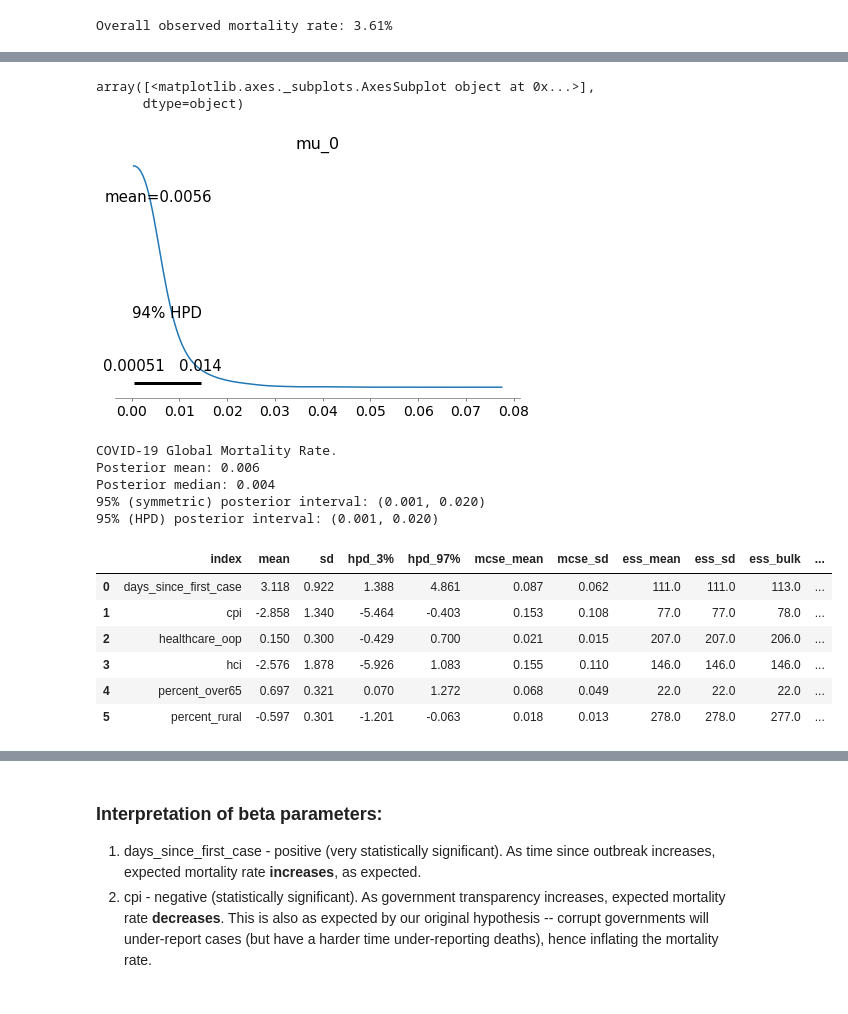
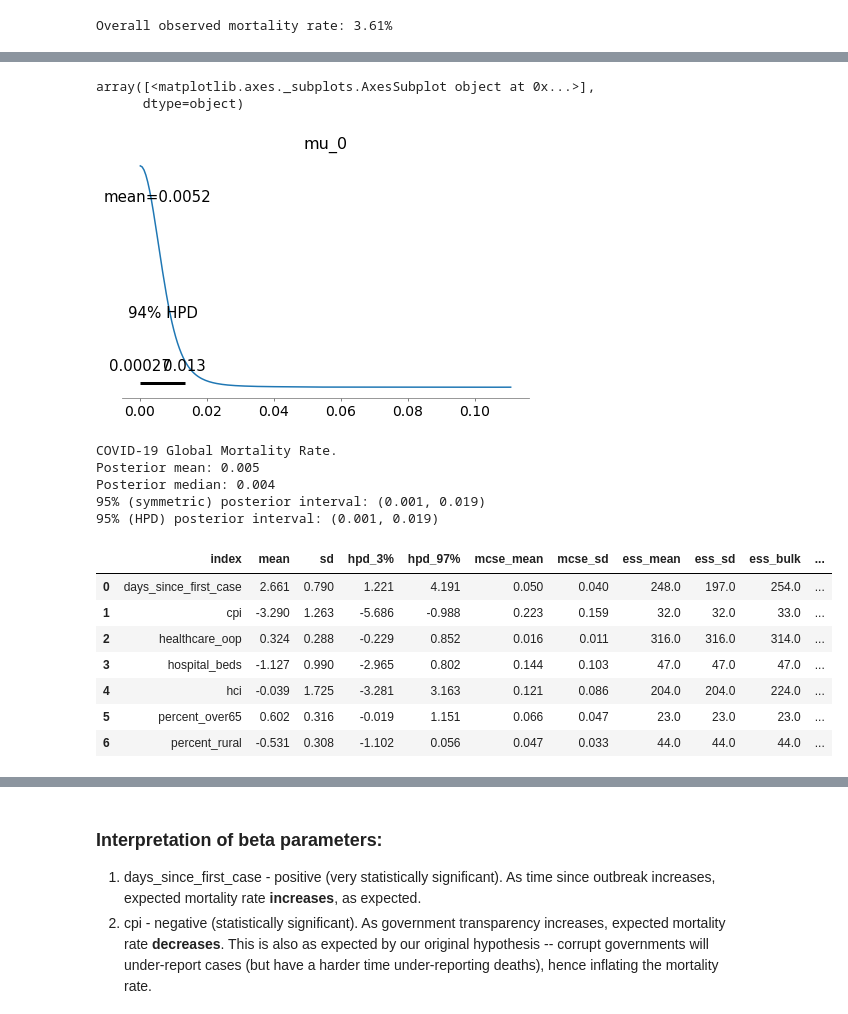
Before and after one commit to jwrichar/COVID19-mortality, a Jupyter notebook: COVID-19 Mortality Rate.ipynb, the cells around one changed output, grey strips where cells are left out. Cells and saved outputs as stored; diff of their text form; code cells hidden in the pictures.

```diff
--- a/COVID-19 Mortality Rate.ipynb
+++ b/COVID-19 Mortality Rate.ipynb
@@ -77,7 +77,7 @@ mod = model.initialize_model(df)
 # %%
 # Run MCMC sampler
 with mod:
-    trace = pm.sample(5000, tune=10000, chains=2)
+    trace = pm.sample(3000, tune=5000, chains=3)
 # %% [output]
 Auto-assigning NUTS sampler...
 Initializing NUTS using jitter+adapt_diag...
@@ -113,7 +116,7 @@ pm.plot_posterior(trace, var_names=['mu_0'])
 # %% [output]
 array([<matplotlib.axes._subplots.AxesSubplot object at 0x...>],
       dtype=object)
-[figure, old version]
+[figure, new version]
 # %%
 n_samp = len(trace['mu_0'])
 print("COVID-19 Global Mortality Rate.")
@@ -125,24 +128,25 @@ print("95%% (symmetric) posterior interval: (%0.3f, %0.3f)" % (lower, upper))
 print("95%% (HPD) posterior interval: (%0.3f, %0.3f)" % (lower, upper))
 # %% [output]
 COVID-19 Global Mortality Rate.
-Posterior mean: 0.006
+Posterior mean: 0.005
 Posterior median: 0.004
-95% (symmetric) posterior interval: (0.001, 0.020)
-95% (HPD) posterior interval: (0.001, 0.020)
+95% (symmetric) posterior interval: (0.001, 0.019)
+95% (HPD) posterior interval: (0.001, 0.019)
 # %%
 # Posterior summary for the beta parameters:
-beta_summary = pm.summary(trace).head(6)
-beta_summary.index = ['days_since_first_case', 'cpi', 'healthcare_oop', 'hci', 'percent_over65', 'percent_rural']
+beta_summary = pm.summary(trace).head(7)
+beta_summary.index = ['days_since_first_case', 'cpi', 'healthcare_oop', 'hospital_beds', 'hci', 'percent_over65', 'percent_rural']
 beta_summary.reset_index(drop=False, inplace=True)
 beta_summary
 # %% [output]
 |  | index | mean | sd | hpd_3% | hpd_97% | mcse_mean | mcse_sd | ess_mean | ess_sd | ess_bulk | ... |
-| 0 | days_since_first_case | 3.118 | 0.922 | 1.388 | 4.861 | 0.087 | 0.062 | 111.0 | 111.0 | 113.0 | ... |
-| 1 | cpi | -2.858 | 1.340 | -5.464 | -0.403 | 0.153 | 0.108 | 77.0 | 77.0 | 78.0 | ... |
-| 2 | healthcare_oop | 0.150 | 0.300 | -0.429 | 0.700 | 0.021 | 0.015 | 207.0 | 207.0 | 206.0 | ... |
-| 3 | hci | -2.576 | 1.878 | -5.926 | 1.083 | 0.155 | 0.110 | 146.0 | 146.0 | 146.0 | ... |
-| 4 | percent_over65 | 0.697 | 0.321 | 0.070 | 1.272 | 0.068 | 0.049 | 22.0 | 22.0 | 22.0 | ... |
-| 5 | percent_rural | -0.597 | 0.301 | -1.201 | -0.063 | 0.018 | 0.013 | 278.0 | 278.0 | 277.0 | ... |
+| 0 | days_since_first_case | 2.661 | 0.790 | 1.221 | 4.191 | 0.050 | 0.040 | 248.0 | 197.0 | 254.0 | ... |
+| 1 | cpi | -3.290 | 1.263 | -5.686 | -0.988 | 0.223 | 0.159 | 32.0 | 32.0 | 33.0 | ... |
+| 2 | healthcare_oop | 0.324 | 0.288 | -0.229 | 0.852 | 0.016 | 0.011 | 316.0 | 316.0 | 314.0 | ... |
+| 3 | hospital_beds | -1.127 | 0.990 | -2.965 | 0.802 | 0.144 | 0.103 | 47.0 | 47.0 | 47.0 | ... |
+| 4 | hci | -0.039 | 1.725 | -3.281 | 3.163 | 0.121 | 0.086 | 204.0 | 204.0 | 224.0 | ... |
+| 5 | percent_over65 | 0.602 | 0.316 | -0.019 | 1.151 | 0.066 | 0.047 | 23.0 | 23.0 | 23.0 | ... |
+| 6 | percent_rural | -0.531 | 0.308 | -1.102 | 0.056 | 0.047 | 0.033 | 44.0 | 44.0 | 44.0 | ... |
 # %%
 import matplotlib.pyplot as plt
 
```
Also changed, not shown: parts of 4 cells of this notebook, 3 other files.
